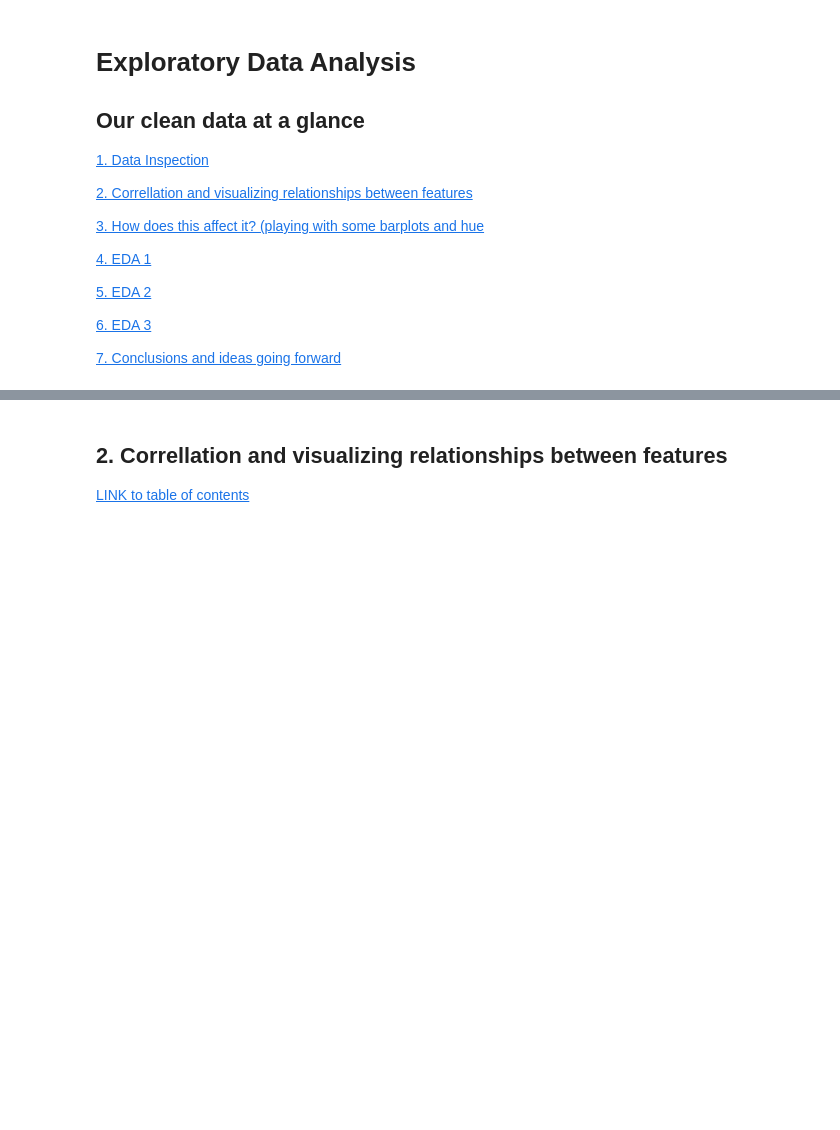
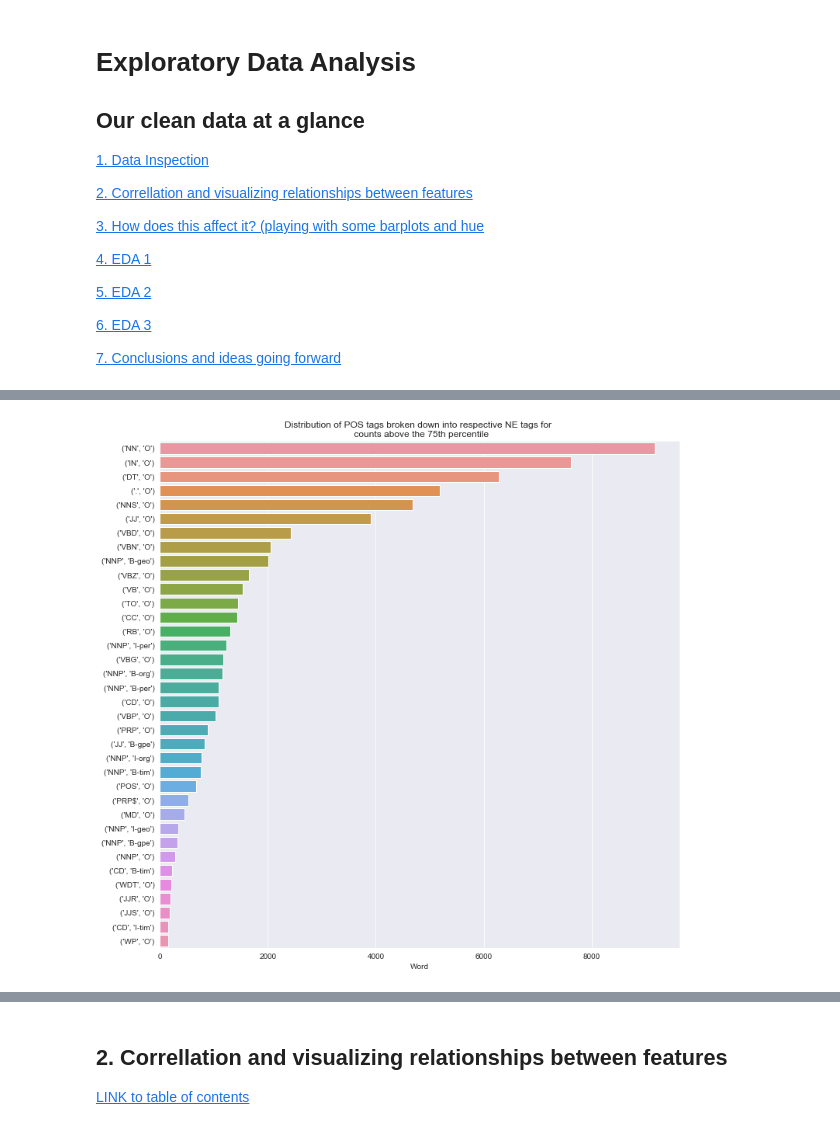
Before and after one commit to Ioana-P/Named_Entity_Recog_project, a Jupyter notebook: 3. EDA.ipynb, the cells around one changed output, grey strips where cells are left out. Drawn from its saved outputs; the diff is of its cells as text; code cells hidden in the pictures; blank space fills up the shorter version.

```diff
--- a/3. EDA.ipynb
+++ b/3. EDA.ipynb
@@ -65,3 +65,6 @@ warnings.filterwarnings('ignore')
 
 %load_ext autoreload
 %autoreload 2
+# %%
+df = pd.read_csv('clean_data/clean_data.csv', ).drop(columns=['Unnamed: 0'])
+df.head()
@@ -72,2 +82,5 @@ warnings.filterwarnings('ignore')
 
 [LINK to table of contents](#contents)
+# %%
+pos_tag_breakdown = df.groupby(by=['POS', 'Tag']).count().sort_values(by='Word', ascending=False)
+pos_tag_breakdown
@@ -73,0 +106,5 @@ warnings.filterwarnings('ignore')
+# %%
+# Since there are so many POS and NE categories, we'll only take the combinations that have a frequency above
+# the 75th quantile of 154
+pos_tag_trim = pos_tag_breakdown.loc[pos_tag_breakdown.Word>154]
+pos_tag_trim.head()
@@ -73,0 +119,6 @@ warnings.filterwarnings('ignore')
+# %%
+plt.figure(figsize=(12,12))
+plt.title('Distribution of POS tags broken down into respective NE tags for \n counts above the 75th percentile')
+sns.barplot(y = pos_tag_trim.index, x= pos_tag_trim.Word, data = pos_tag_trim,);
+# %% [output]
+[figure, added]
```
Also changed, not shown: parts of 8 cells of this notebook, 1 other file.
